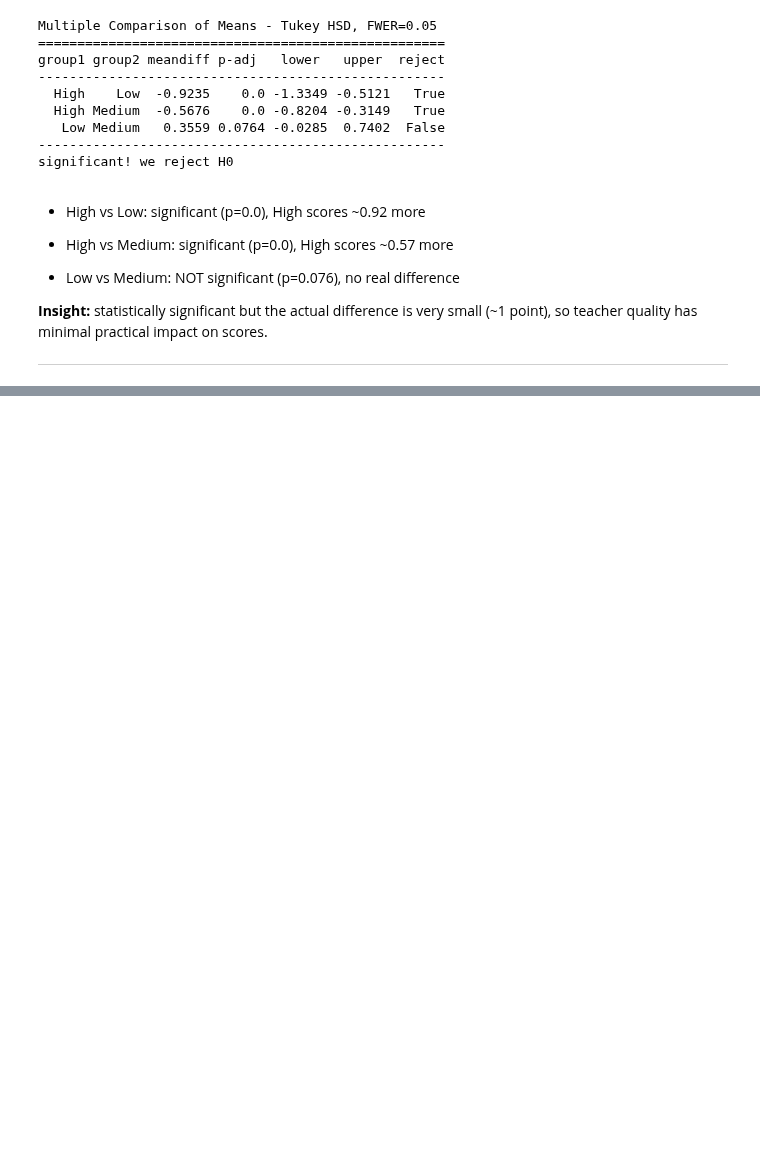
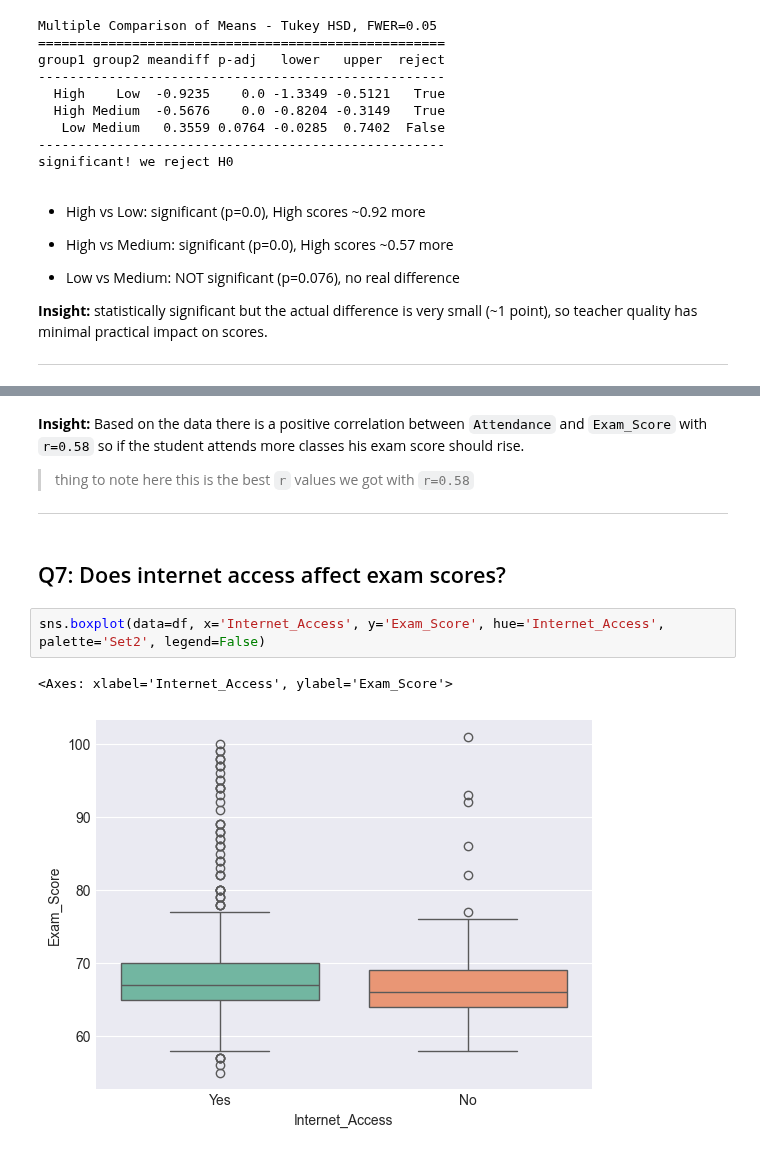
Before and after one commit to TurkiOmran/AAI, a Jupyter notebook: student/project/p2/notebooks/p2_students_exam.ipynb, the cells around one changed output, grey strips where cells are left out. Saved outputs shown, nothing was run; the diff lists cells and outputs as text; blank space fills up the shorter version.

```diff
--- a/student/project/p2/notebooks/p2_students_exam.ipynb
+++ b/student/project/p2/notebooks/p2_students_exam.ipynb
@@ -254,0 +342,13 @@ significant! we reject H0
+# %% [markdown]
+**Insight:** Based on the data there is a positive correlation between `Attendance` and `Exam_Score` with `r=0.58` so if the student attends more classes his exam score should rise.
+
+> thing to note here this is the best `r` values we got with `r=0.58`
+
+---
+# %% [markdown]
+## Q7: Does internet access affect exam scores?
+# %%
+sns.boxplot(data=df, x='Internet_Access', y='Exam_Score', hue='Internet_Access', palette='Set2', legend=False)
+# %% [output]
+<Axes: xlabel='Internet_Access', ylabel='Exam_Score'>
+[figure, added]
```
Also changed, not shown: parts of 15 cells of this notebook.
